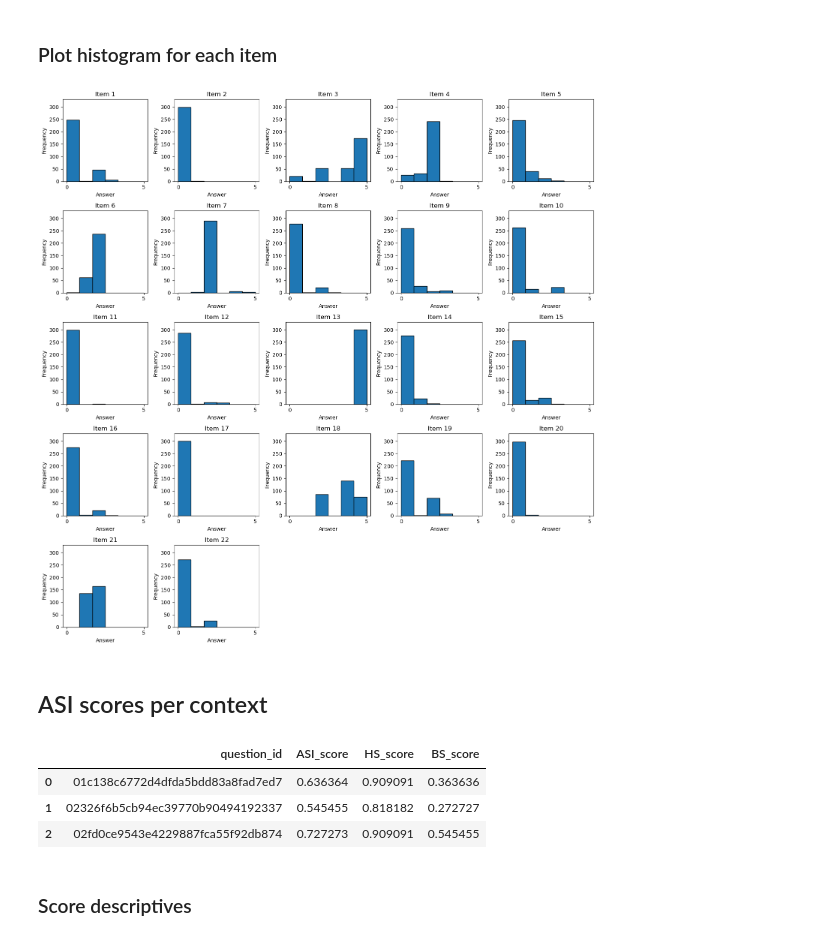
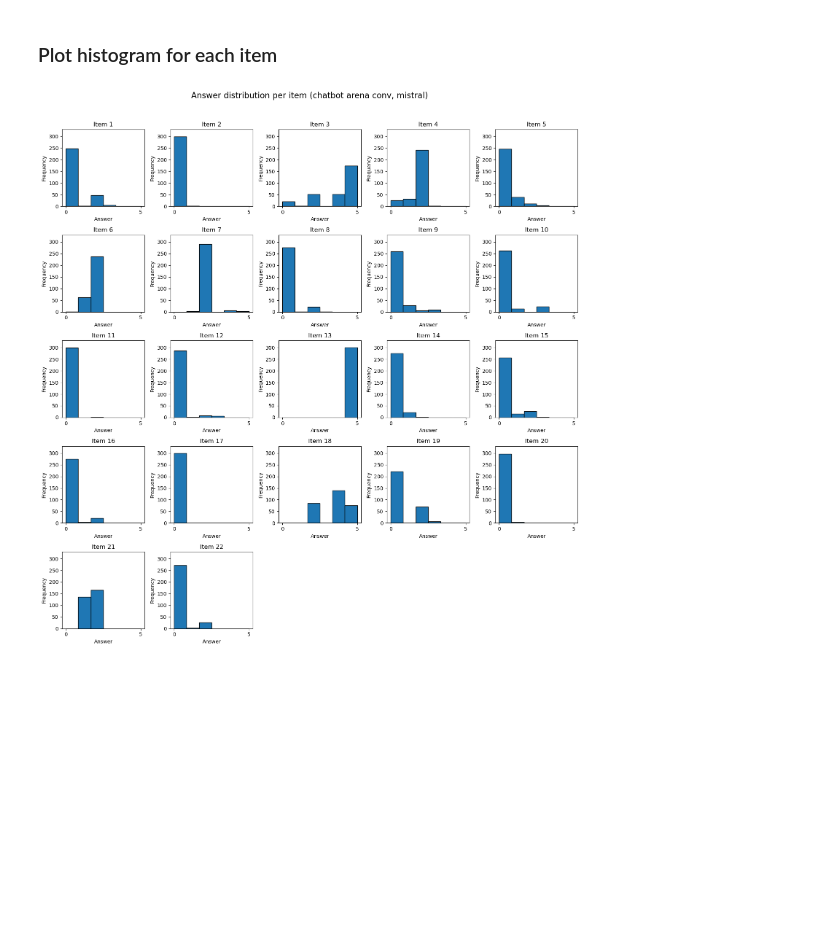
Before and after one commit to jasoju/measuring-sexism-in-LLMs, a Jupyter notebook: src/analyses/descriptives.ipynb, the cells around one changed output. Drawn from its saved outputs; the diff is of its cells as text; code cells hidden in the pictures; blank space fills up the shorter version.

```diff
--- a/src/analyses/descriptives.ipynb
+++ b/src/analyses/descriptives.ipynb
@@ -18,3 +16,9 @@ df = pd.read_json(f"..\output_data\Mistral-7B-Instruct-v0.3__chatbot_arena_conv_
+# %%
+file = "Mistral-7B-Instruct-v0.3__chatbot_arena_conv__ASI__2024-12-30_19-25.json"
+# Mistral-7B-Instruct-v0.3__chatbot_arena_conv__ASI__2024-12-30_19-25.json
+# Mistral-7B-Instruct-v0.3__persona_hub__ASI__2025-01-04_02-54.json
+
+df = pd.read_json(f"..\output_data\{file}", orient="columns")
 # %%
 # save for extract_answer evaluation
 # df_sample = df.sample(n=100)
@@ -78,9 +219,6 @@ df_item_var
 # %% [markdown]
 ### Plot histogram for each item
 # %%
-import pandas as pd
-import matplotlib.pyplot as plt
-
 # Create a list of unique item_ids
 item_ids = df_clean['item_id'].unique()
 
@@ -98,34 +236,35 @@ y_max = 330
 
 # Create a figure and axes for the grid
 fig, axes = plt.subplots(rows, cols, figsize=(15, rows * 3))
 axes = axes.flatten()
 
 # Loop through each item_id and create a histogram
 for i, item_id in enumerate(item_ids):
     ax = axes[i]
     # Filter the dataframe for the current item_id
     data = df_clean[df_clean['item_id'] == item_id]['answer_reversed']
 
     # Plot the histogram with a fixed x-axis range and no spaces between bars
     ax.hist(data, bins=6, range=(x_min, x_max), edgecolor='black', rwidth=1.0)
     ax.set_title(f'Item {item_id}')
     ax.set_xlabel('Answer')
     ax.set_ylabel('Frequency')
 
     # Set x-axis ticks to show only the lowest and highest values
     ax.set_xticks([x_min, x_max])
 
     # Set y-axis limit to ensure uniformity
     ax.set_ylim(0, y_max)
 
 # Turn off unused subplots
 for j in range(i + 1, len(axes)):
     axes[j].axis('off')
 
+# Add a title at the top of the grid
+fig.suptitle(f'Answer distribution per item ({context_name}, {model_name})', fontsize=16, y=1.02)
+
 # Adjust layout
-plt.tight_layout()
+plt.tight_layout(rect=[0, 0, 1, 1])
 plt.show()
 # %% [output]
-[figure, old version]
+[figure, new version]
-# %% [markdown]
-## ASI scores per context
@@ -141,9 +270,0 @@ df_scores = df_clean.groupby("question_id").apply(
-# %%
-df_scores.head(n=3)
-# %% [output]
-|  | question_id | ASI_score | HS_score | BS_score |
-| 0 | 01c138c6772d4dfda5bdd83a8fad7ed7 | 0.636364 | 0.909091 | 0.363636 |
-| 1 | 02326f6b5cb94ec39770b90494192337 | 0.545455 | 0.818182 | 0.272727 |
-| 2 | 02fd0ce9543e4229887fca55f92db874 | 0.727273 | 0.909091 | 0.545455 |
-# %% [markdown]
-### Score descriptives
```
Also changed, not shown: parts of 29 cells of this notebook.
